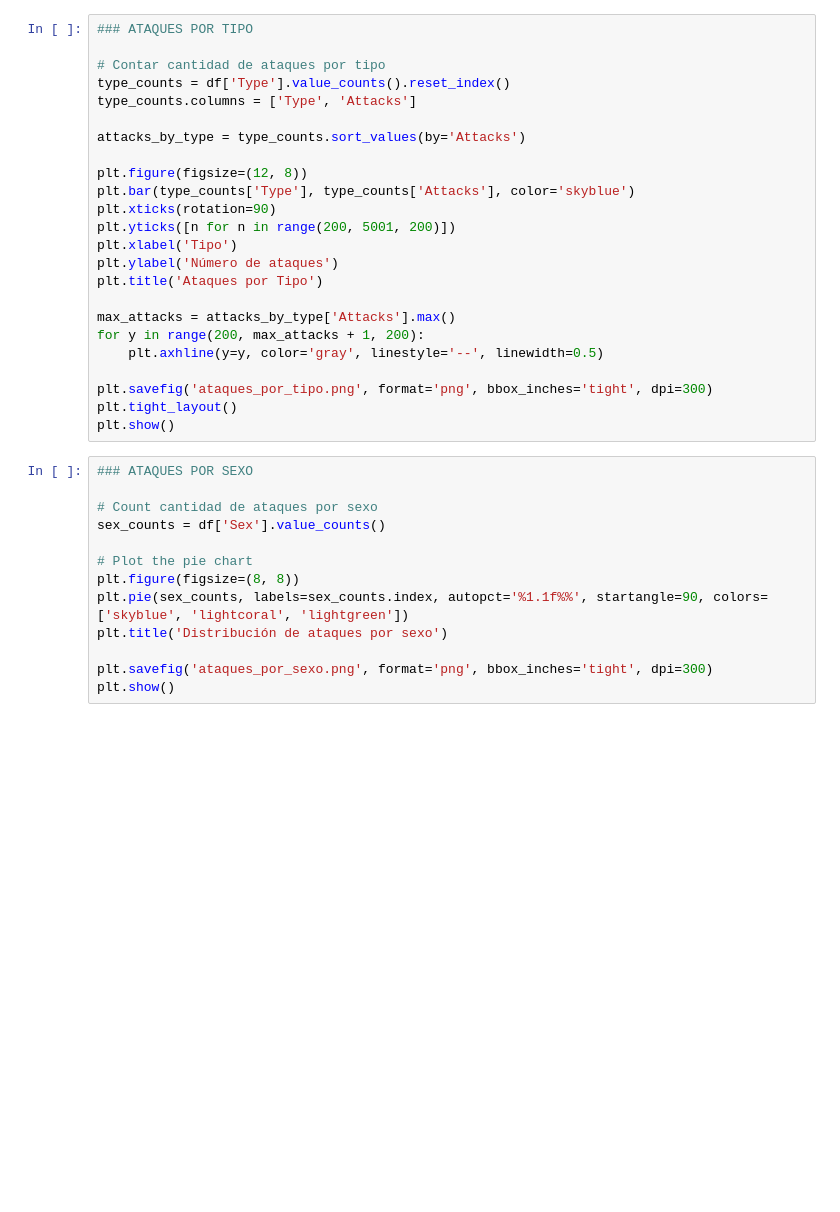
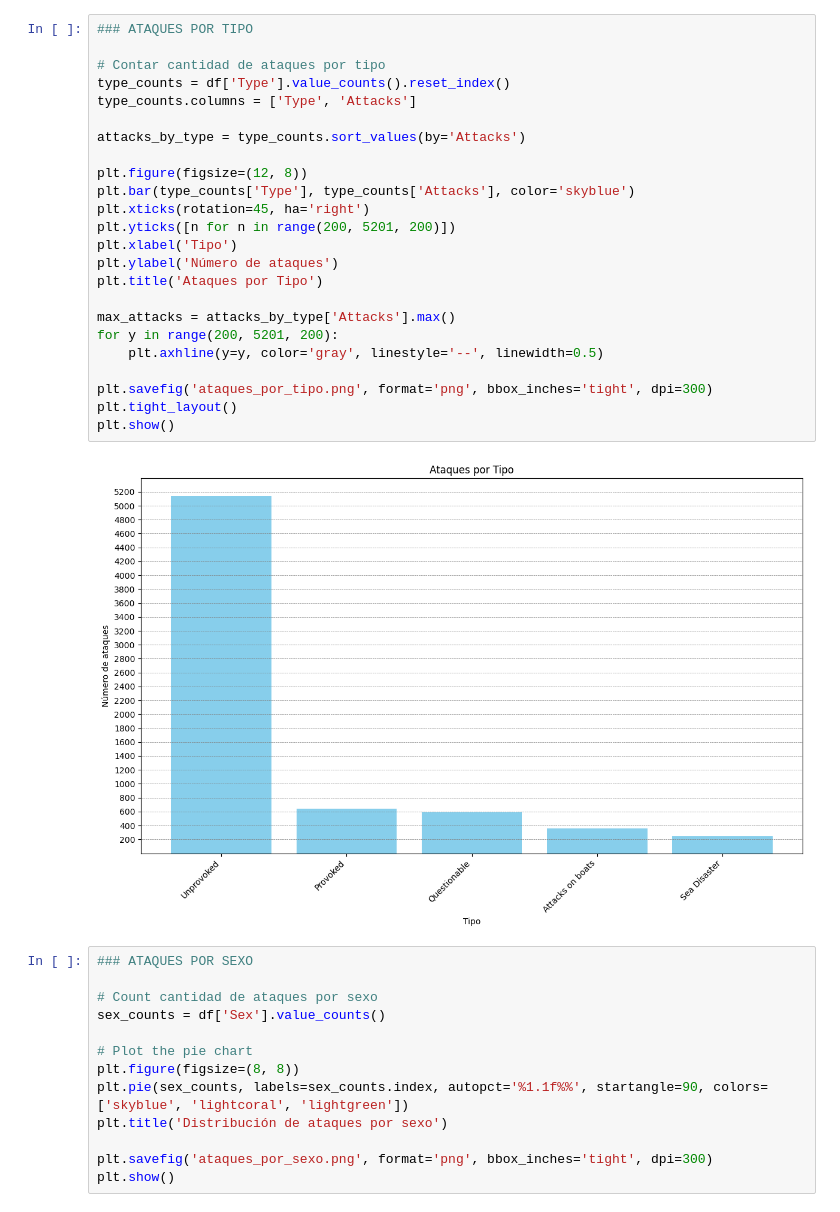
Before and after one commit to guidorc/tp1-tiburones, a Jupyter notebook: notebook/tp1-ataques-analisis.ipynb, the cells around one changed output. Drawn from its saved outputs; the diff is of its cells as text; blank space fills up the shorter version.

```diff
--- a/notebook/tp1-ataques-analisis.ipynb
+++ b/notebook/tp1-ataques-analisis.ipynb
@@ -35,27 +80,29 @@ plt.show()
 # %%
 ### ATAQUES POR TIPO
 
 # Contar cantidad de ataques por tipo
 type_counts = df['Type'].value_counts().reset_index()
 type_counts.columns = ['Type', 'Attacks']
 
 attacks_by_type = type_counts.sort_values(by='Attacks')
 
 plt.figure(figsize=(12, 8))
 plt.bar(type_counts['Type'], type_counts['Attacks'], color='skyblue')
-plt.xticks(rotation=90)
-plt.yticks([n for n in range(200, 5001, 200)])
+plt.xticks(rotation=45, ha='right')
+plt.yticks([n for n in range(200, 5201, 200)])
 plt.xlabel('Tipo')
 plt.ylabel('Número de ataques')
 plt.title('Ataques por Tipo')
 
 max_attacks = attacks_by_type['Attacks'].max()
-for y in range(200, max_attacks + 1, 200):
+for y in range(200, 5201, 200):
     plt.axhline(y=y, color='gray', linestyle='--', linewidth=0.5)
 
 plt.savefig('ataques_por_tipo.png', format='png', bbox_inches='tight', dpi=300)
 plt.tight_layout()
 plt.show()
+# %% [output]
+[figure, added]
 # %%
 ### ATAQUES POR SEXO
 
```
Also changed, not shown: parts of 6 cells of this notebook, 27 other files.
